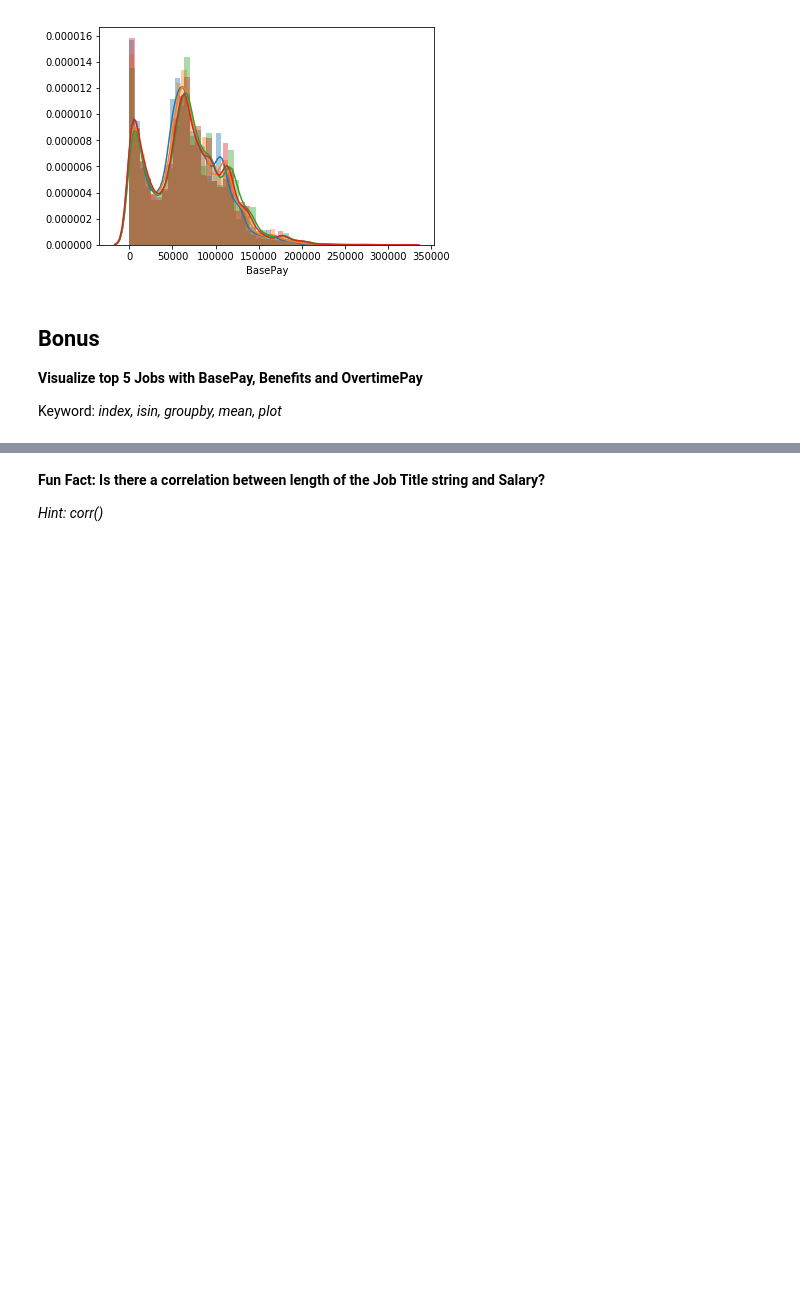
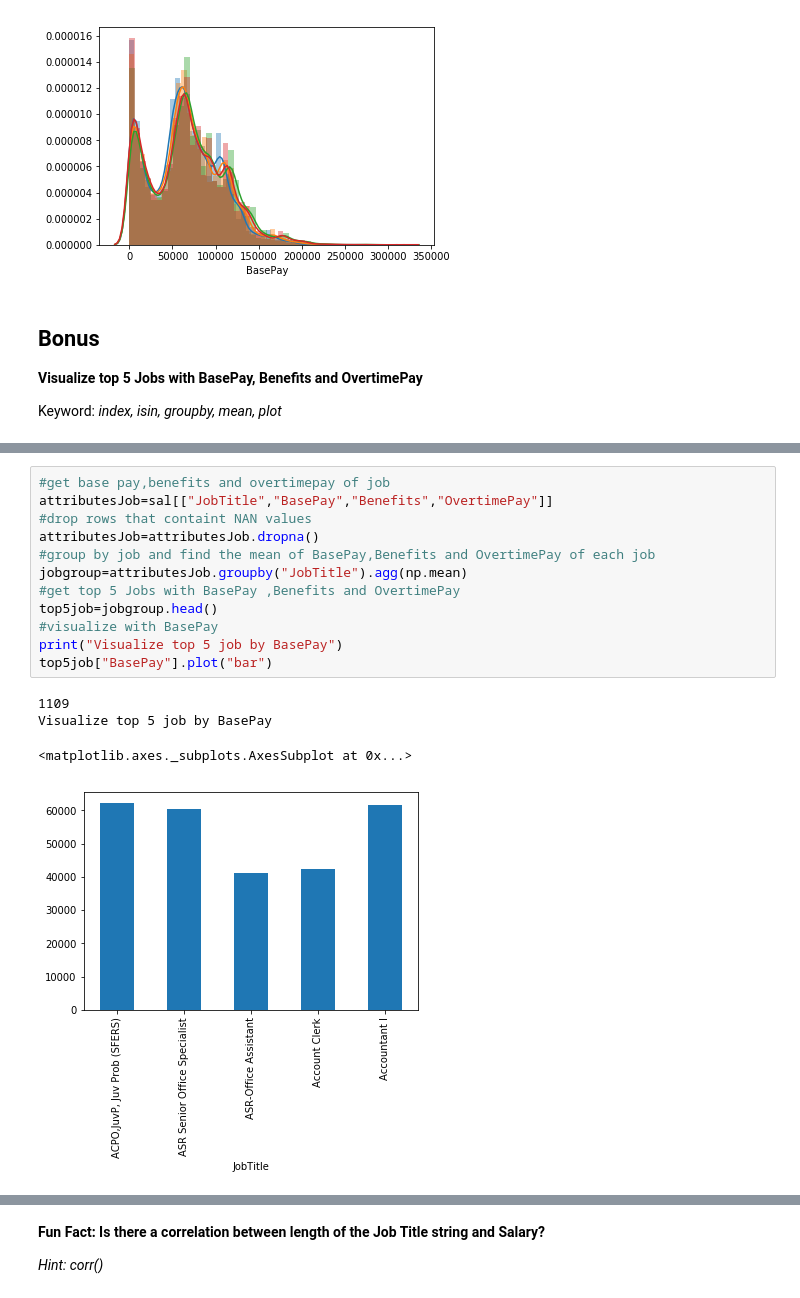
Before and after one commit to 0902338471/Coder_School_Assigment, a Jupyter notebook: Copy_of_DAwP_Assignment_2.ipynb, the cells around one changed output, grey strips where cells are left out. Drawn from its saved outputs; the diff is of its cells as text; blank space fills up the shorter version.

```diff
--- a/Copy_of_DAwP_Assignment_2.ipynb
+++ b/Copy_of_DAwP_Assignment_2.ipynb
@@ -324,0 +302,17 @@ Keyword: *index, isin, groupby, mean, plot*
+# %%
+#get base pay,benefits and overtimepay of job
+attributesJob=sal[["JobTitle","BasePay","Benefits","OvertimePay"]]
+#drop rows that containt NAN values
+attributesJob=attributesJob.dropna()
+#group by job and find the mean of BasePay,Benefits and OvertimePay of each job
+jobgroup=attributesJob.groupby("JobTitle").agg(np.mean)
+#get top 5 Jobs with BasePay ,Benefits and OvertimePay
+top5job=jobgroup.head()
+#visualize with BasePay
+print("Visualize top 5 job by BasePay")
+top5job["BasePay"].plot("bar")
+# %% [output]
+1109
+Visualize top 5 job by BasePay
+<matplotlib.axes._subplots.AxesSubplot at 0x...>
+[figure, added]
```
Also changed, not shown: parts of 8 cells of this notebook.
